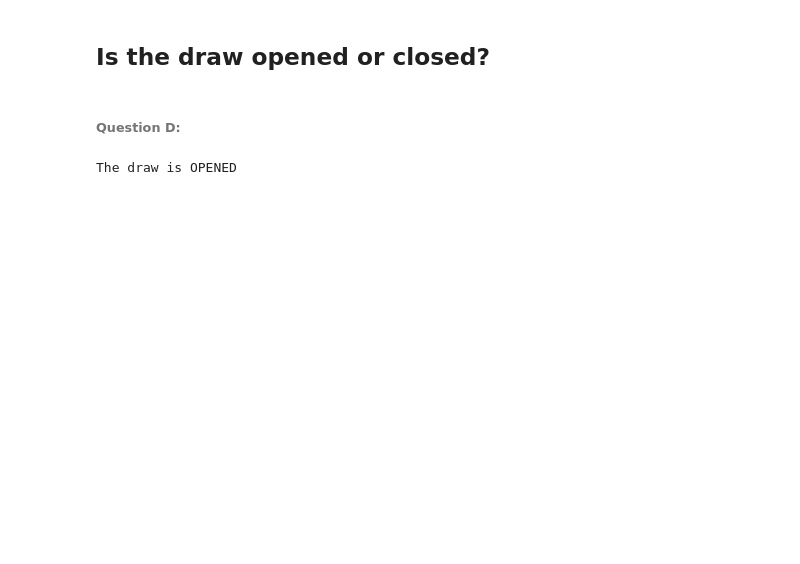
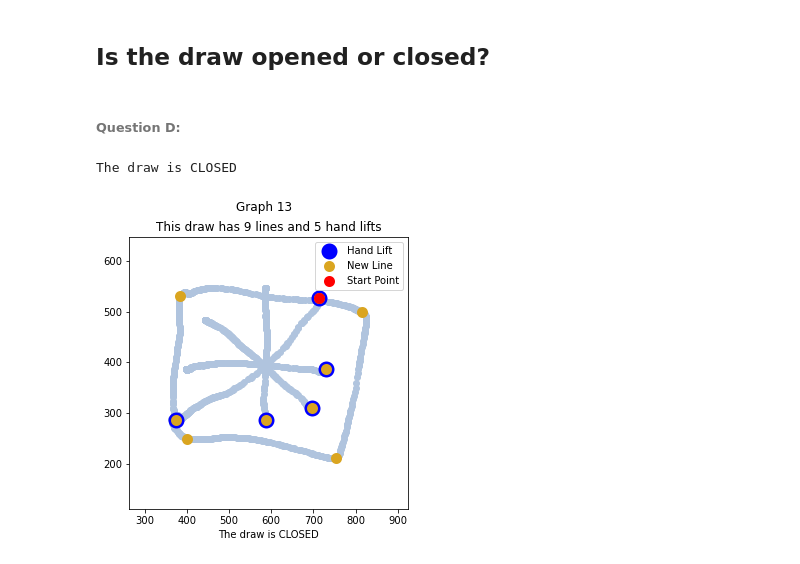
Before and after one commit to AlonMesh/Drawing-analysis-tool, a Jupyter notebook: Draws.ipynb, the cells around one changed output. Cells and saved outputs as stored; diff of their text form; code cells hidden in the pictures; blank space fills up the shorter version.

```diff
--- a/Draws.ipynb
+++ b/Draws.ipynb
@@ -274,0 +283,24 @@ plt.axis([xmin, xmax, ymin, ymax])
+# %%
+def detailed_graph_isCloseOrOpen(df, handlift, totallines, ordinaryNum, closedOrOpened):
+    plt.figure(figsize=(5,5))
+    plt.plot(df['X'], df['Y'], 'o', color='lightsteelblue')
+
+    plt.plot(df['X'][handlift], df['Y'][handlift], 'o', color = 'blue', mew=10, label='Hand Lift')
+
+    plt.plot(df['X'][totallines], df['Y'][totallines], 'o', color = 'goldenrod', mew=5, label='New Line')
+
+    plt.plot(df['X'][0], df['Y'][0], 'or', mew=5, label='Start Point')
+
+    plt.legend()
+
+    plt.suptitle(f'Graph {ordinaryNum}')
+    plt.title(f'This draw has {len(totallines)} lines and {len(handlift)} hand lifts')
+
+###like above with taht addition:
+    if (closedOrOpened == True):
+        plt.xlabel("The draw is CLOSED")
+    else:
+        plt.xlabel("The draw is OPENED")
+###-----------------------------
+    ax = plt.gca()
+    plt.axis([df['X'].min()-100, df['X'].max()+100, df['Y'].min()-100, df['Y'].max()+100])
@@ -314,7 +350,7 @@ Average pressure: 0.7370308370966662, length: 45.14003340917366
 # %%
 flag = True
 for lift in handlift:
-    if (is_close(lift) == False):
+    if (is_close(stu, lift) == False):
         flag = False
         break
 
@@ -323,4 +359,8 @@ if (flag):
 else:
     print("The draw is OPENED")
 # %% [output]
-The draw is OPENED
+The draw is CLOSED
+# %%
+detailed_graph_isCloseOrOpen(stu, handlift, totallines, 13, flag)
+# %% [output]
+[figure, added]
```
Also changed, not shown: parts of 16 cells of this notebook.
